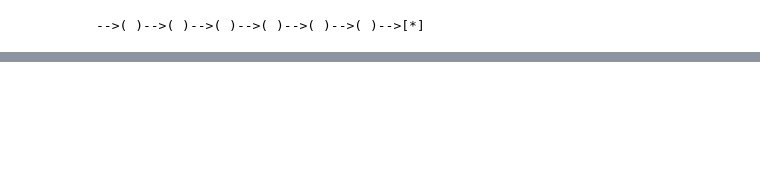
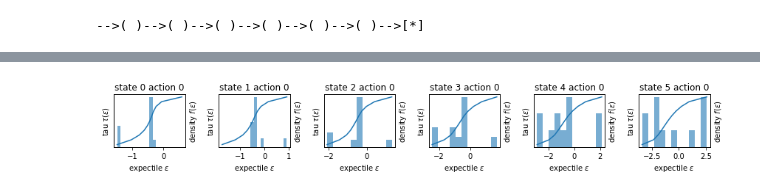
Before and after one commit to matomatical/neuRL, a Jupyter notebook: ChainMDP.ipynb, the cells around one changed output, grey strips where cells are left out. Saved outputs shown, nothing was run; the diff lists cells and outputs as text; code cells hidden in the pictures; blank space fills up the shorter version.

```diff
--- a/ChainMDP.ipynb
+++ b/ChainMDP.ipynb
@@ -266,0 +381,59 @@ plt.show()
+# %%
+class EDRLAgent:
+    def __init__(self, n_actions, n_states, expectile_params, preferred_expectile_id,
+                 imputation_sample_fn, alpha=0.001, gamma=0.9):
+        self.n = n_states
+        self.m = n_actions
+        self.τ = expectile_params
+        self.μ = preferred_expectile_id
+        self.k = self.τ.size
+        self.E = np.zeros((self.n, self.m, self.k))
+        self.E[:, :] = expectile(np.linspace(-0.5, 0.5, 1000), self.τ)
+        self.Φ = imputation_sample_fn
+        self.alpha = alpha
+        self.gamma = gamma
+    def action(self, s):
+        # Select according to preferred expectile id 'μ'
+        # e.g. the id of the 0.5 expectile
+        return np.argmax(self.E[s, :, self.μ])
+    def update(self, s, a, r, s_, terminal):
+        # transformo)
+        if terminal:
+            X = r * np.ones_like(self.τ)
+        else:
+            a_ = self.action(s_)
+            X = r + self.gamma * self.Φ(self.E[s_, a_], self.τ)
+        # step towards target expectiles according to ER loss
+        rpe = X[:, np.newaxis] - self.E[s, a] # rpe[i, k] = X[i] - E[k]
+        scale = np.abs((rpe < 0) - self.τ)    # scale[i, k] = τ[k] if rpe[i, k] > 0 else 1 - τ[k]
+        self.E[s, a] += 2 * self.alpha / self.k * np.sum(scale * rpe, axis=0)
+    def render(self):
+        fig, axes = plt.subplots(self.m, self.n, figsize=(2*self.n, 2*self.m))
+        for i in range(self.n):
+            for j in range(self.m):
+                if self.m > 1:
+                    ax1 = axes[j, i]
+                else:
+                    ax1 = axes[i]
+                ax1.set_title(f"state {i} action {j}")
+                ax1.set_ylabel("tau $\\tau(\\epsilon)$")
+                ax1.set_xlabel("expectile $\\epsilon$")
+                ax1.plot(self.E[i, j], self.τ)
+                ax1.set_yticks([])
+                ax2 = ax1.twinx()
+                ax2.set_ylabel("density $f(\\epsilon)$")
+                ax2.hist(self.Φ(self.E[i, j], self.τ), bins=11, density=True, alpha=0.6)
+                ax2.set_yticks([])
+        plt.tight_layout()
+        plt.show()
+    def state(self):
+        return self.E.copy()
+
+edrl_k = 11
+edrl_τ = np.linspace(0.01, 0.99, edrl_k)
+edrlagent = EDRLAgent(1, 6, expectile_params=edrl_τ, preferred_expectile_id=edrl_k//2,
+                      imputation_sample_fn=impute_direct_sample)
+edrllog = train(ChainMDP(6), edrlagent, episodes=20000, render=False, log=True)
+edrlagent.render()
+# %% [output]
+[figure, added]
```
Also changed, not shown: parts of 12 cells of this notebook, 1 other file.
